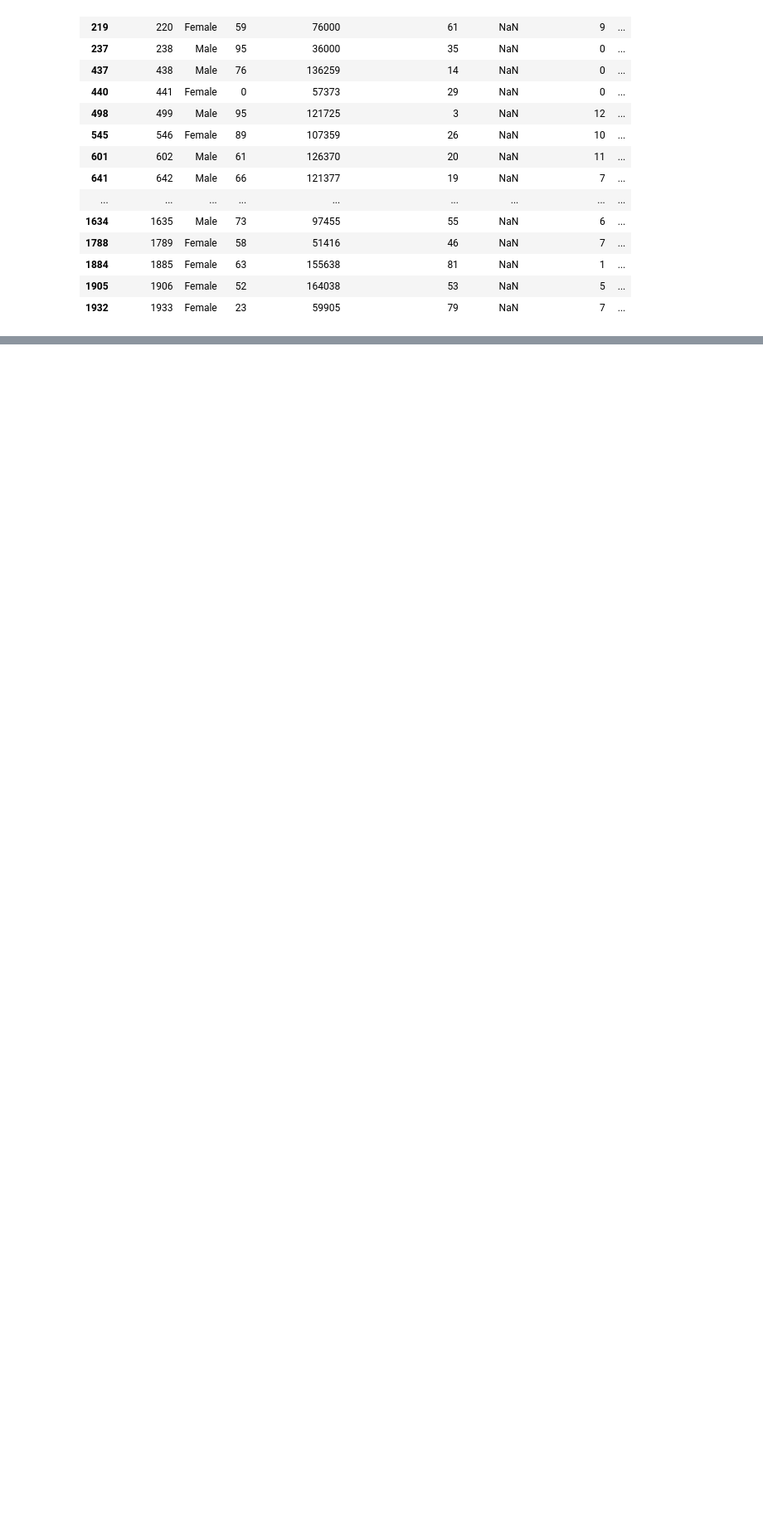
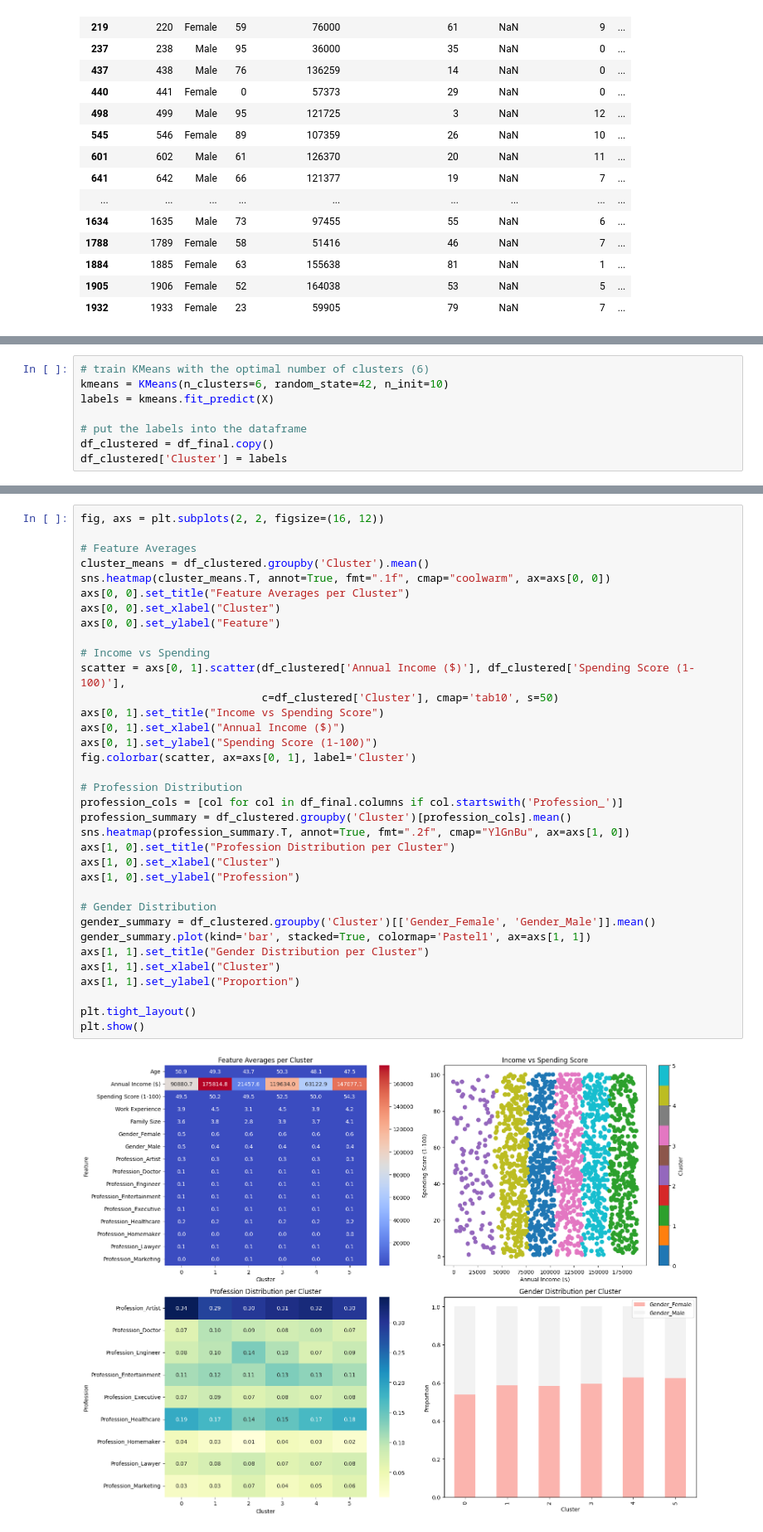
Before and after one commit to dennis-iu/customer_clustering, a Jupyter notebook: notebooks/exploration.ipynb, the cells around one changed output, grey strips where cells are left out. Shown at 83% size. Cells and saved outputs as stored; diff of their text form; blank space fills up the shorter version.

```diff
--- a/notebooks/exploration.ipynb
+++ b/notebooks/exploration.ipynb
@@ -210,0 +172,8 @@ Silhouette Score for 5 Cluster: 0.2169663876203812
+# %%
+# train KMeans with the optimal number of clusters (6)
+kmeans = KMeans(n_clusters=6, random_state=42, n_init=10)
+labels = kmeans.fit_predict(X)
+
+# put the labels into the dataframe
+df_clustered = df_final.copy()
+df_clustered['Cluster'] = labels
@@ -210,0 +182,37 @@ Silhouette Score for 5 Cluster: 0.2169663876203812
+# %%
+fig, axs = plt.subplots(2, 2, figsize=(16, 12))
+
+# Feature Averages
+cluster_means = df_clustered.groupby('Cluster').mean()
+sns.heatmap(cluster_means.T, annot=True, fmt=".1f", cmap="coolwarm", ax=axs[0, 0])
+axs[0, 0].set_title("Feature Averages per Cluster")
+axs[0, 0].set_xlabel("Cluster")
+axs[0, 0].set_ylabel("Feature")
+
+# Income vs Spending
+scatter = axs[0, 1].scatter(df_clustered['Annual Income ($)'], df_clustered['Spending Score (1-100)'],
+                            c=df_clustered['Cluster'], cmap='tab10', s=50)
+axs[0, 1].set_title("Income vs Spending Score")
+axs[0, 1].set_xlabel("Annual Income ($)")
+axs[0, 1].set_ylabel("Spending Score (1-100)")
+fig.colorbar(scatter, ax=axs[0, 1], label='Cluster')
+
+# Profession Distribution
+profession_cols = [col for col in df_final.columns if col.startswith('Profession_')]
+profession_summary = df_clustered.groupby('Cluster')[profession_cols].mean()
+sns.heatmap(profession_summary.T, annot=True, fmt=".2f", cmap="YlGnBu", ax=axs[1, 0])
+axs[1, 0].set_title("Profession Distribution per Cluster")
+axs[1, 0].set_xlabel("Cluster")
+axs[1, 0].set_ylabel("Profession")
+
+# Gender Distribution
+gender_summary = df_clustered.groupby('Cluster')[['Gender_Female', 'Gender_Male']].mean()
+gender_summary.plot(kind='bar', stacked=True, colormap='Pastel1', ax=axs[1, 1])
+axs[1, 1].set_title("Gender Distribution per Cluster")
+axs[1, 1].set_xlabel("Cluster")
+axs[1, 1].set_ylabel("Proportion")
+
+plt.tight_layout()
+plt.show()
+# %% [output]
+[figure, added]
```
Also changed, not shown: parts of 18 cells of this notebook, 4 other files.
